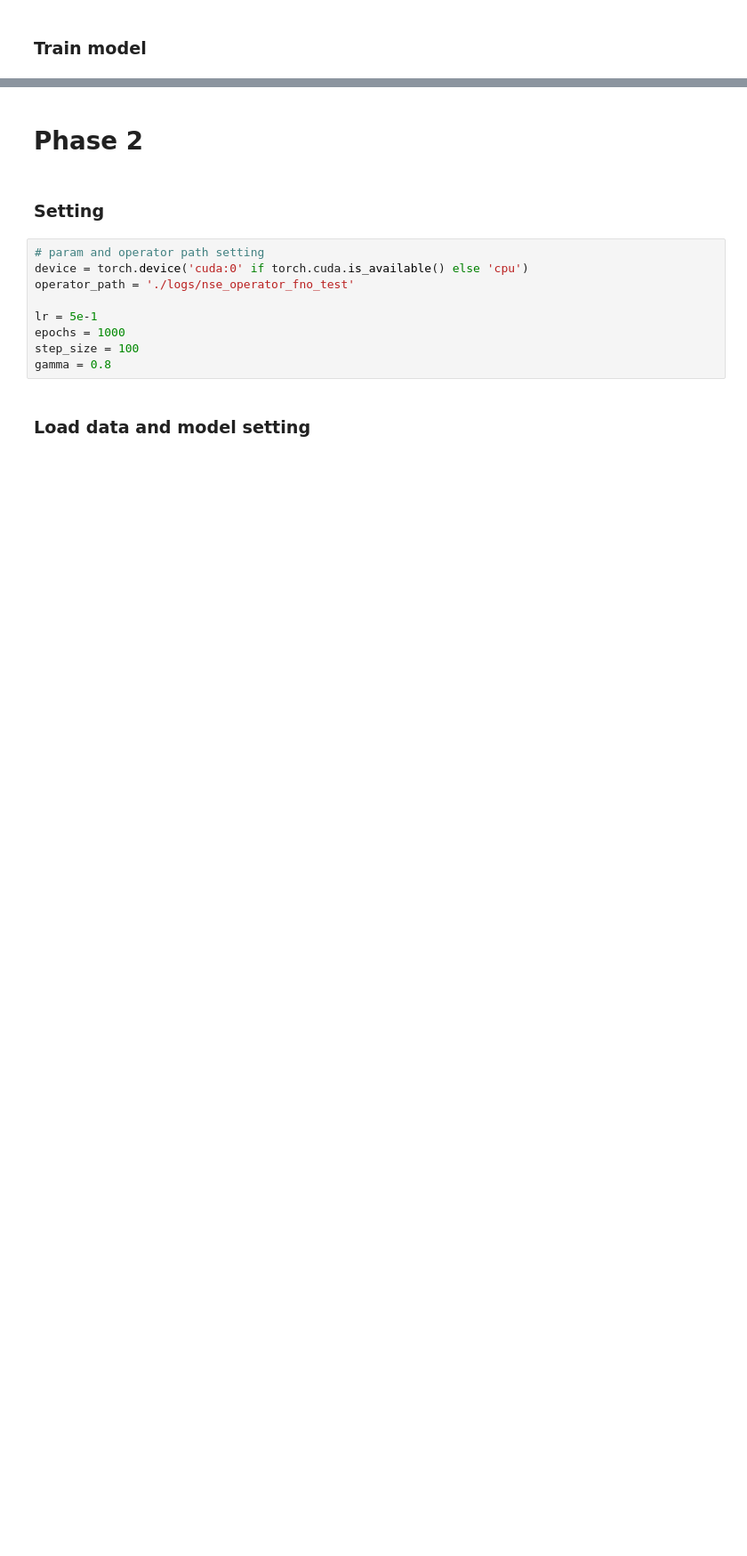
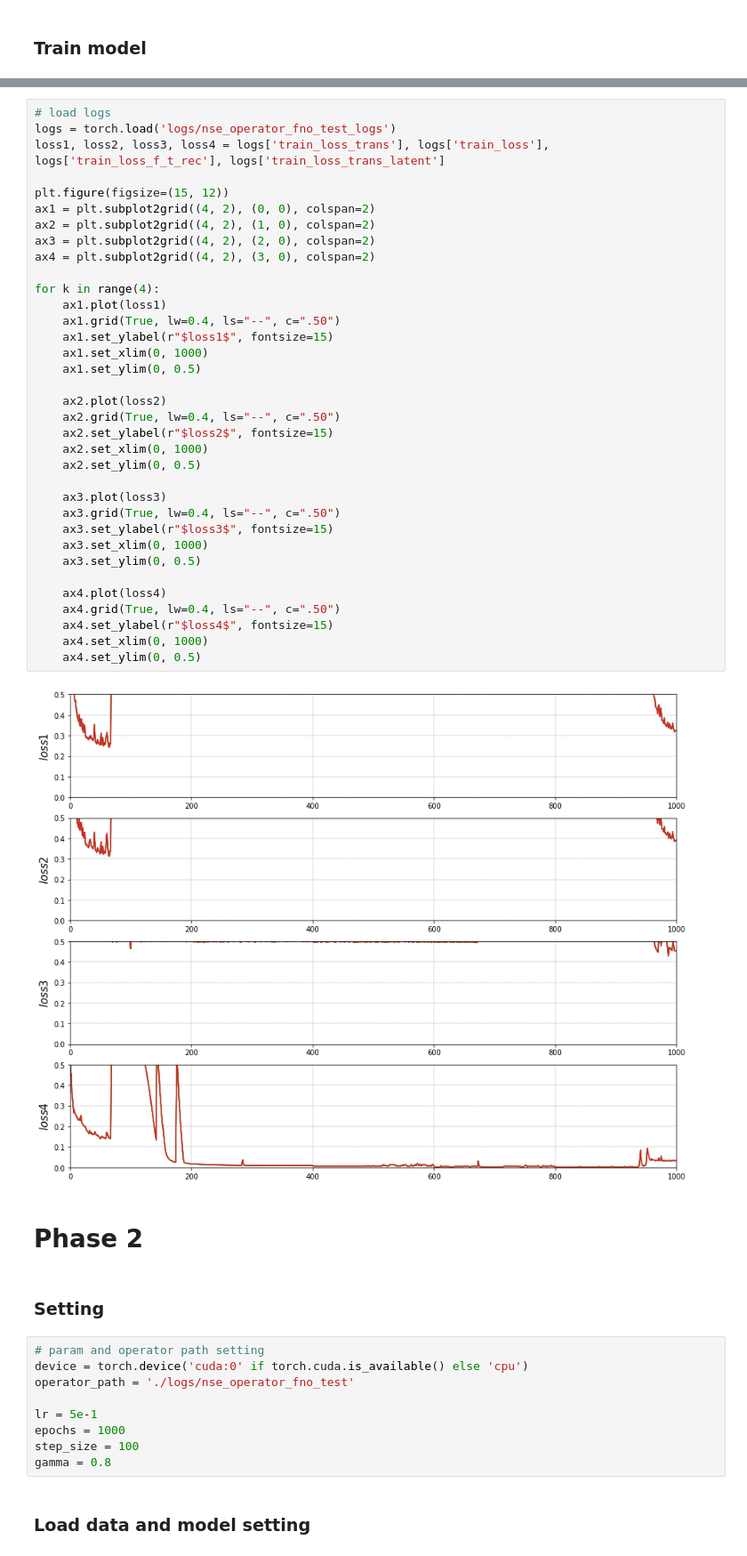
Before and after one commit to AsamaKiseto/Cylinder_Env, a Jupyter notebook: nse/4_nse_test.ipynb, the cells around one changed output, grey strips where cells are left out. Shown at 89% size. Saved outputs shown, nothing was run; the diff lists cells and outputs as text; blank space fills up the shorter version.

```diff
--- a/nse/4_nse_test.ipynb
+++ b/nse/4_nse_test.ipynb
@@ -243,3 +371,40 @@ torch.save(model.state_dict(), fname)
+# %%
+# load logs
+logs = torch.load('logs/nse_operator_fno_test_logs')
+loss1, loss2, loss3, loss4 = logs['train_loss_trans'], logs['train_loss'], logs['train_loss_f_t_rec'], logs['train_loss_trans_latent']
+
+plt.figure(figsize=(15, 12))
+ax1 = plt.subplot2grid((4, 2), (0, 0), colspan=2)
+ax2 = plt.subplot2grid((4, 2), (1, 0), colspan=2)
+ax3 = plt.subplot2grid((4, 2), (2, 0), colspan=2)
+ax4 = plt.subplot2grid((4, 2), (3, 0), colspan=2)
+
+for k in range(4):
+    ax1.plot(loss1)
+    ax1.grid(True, lw=0.4, ls="--", c=".50")
+    ax1.set_ylabel(r"$loss1$", fontsize=15)
+    ax1.set_xlim(0, 1000)
+    ax1.set_ylim(0, 0.5)
+
+    ax2.plot(loss2)
+    ax2.grid(True, lw=0.4, ls="--", c=".50")
+    ax2.set_ylabel(r"$loss2$", fontsize=15)
+    ax2.set_xlim(0, 1000)
+    ax2.set_ylim(0, 0.5)
+
+    ax3.plot(loss3)
+    ax3.grid(True, lw=0.4, ls="--", c=".50")
+    ax3.set_ylabel(r"$loss3$", fontsize=15)
+    ax3.set_xlim(0, 1000)
+    ax3.set_ylim(0, 0.5)
+
+    ax4.plot(loss4)
+    ax4.grid(True, lw=0.4, ls="--", c=".50")
+    ax4.set_ylabel(r"$loss4$", fontsize=15)
+    ax4.set_xlim(0, 1000)
+    ax4.set_ylim(0, 0.5)
+# %% [output]
+[figure, added]
 # %% [markdown]
 # Phase 2
 # %% [markdown]
```
Also changed, not shown: parts of 10 cells of this notebook, 4 other files.
